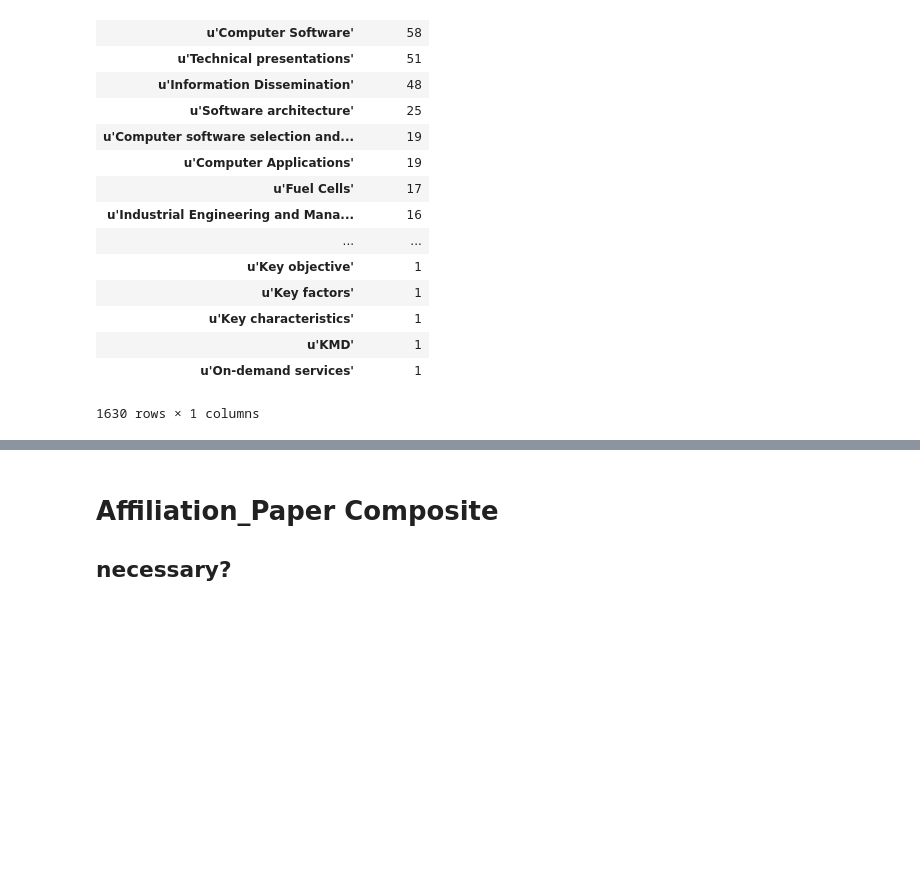
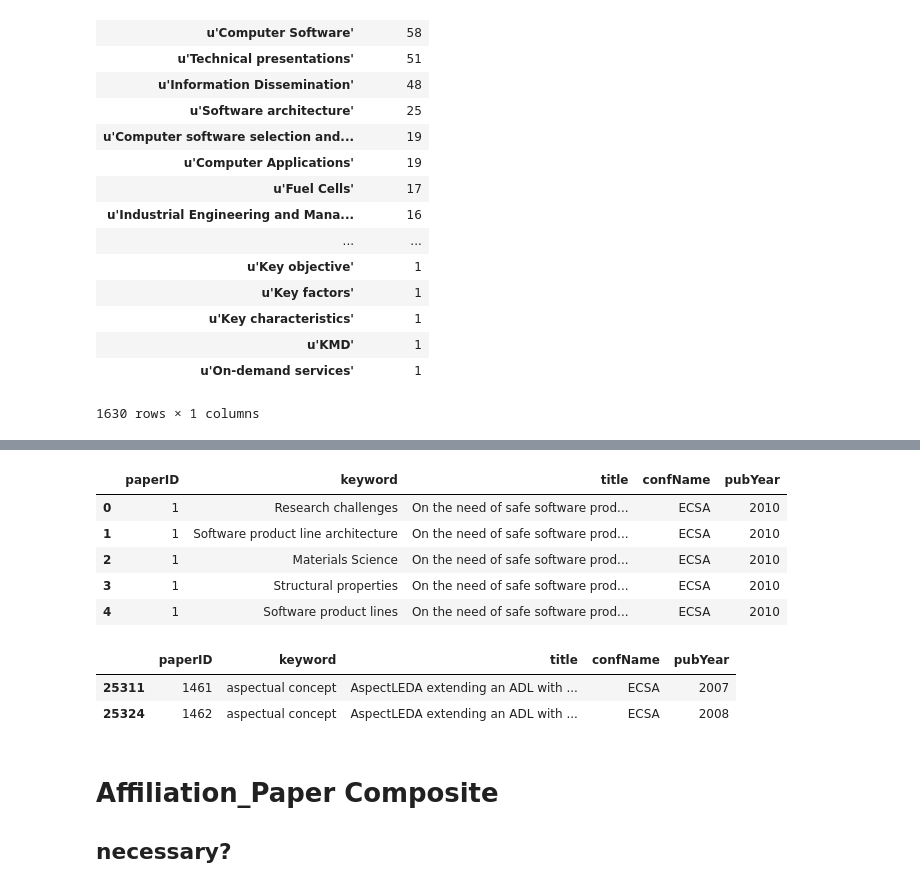
Before and after one commit to noveroa/DataBases, a Jupyter notebook: sqlStart/newSqlNotebooknew_compositesadded.ipynb, the cells around one changed output, grey strips where cells are left out. Saved outputs shown, nothing was run; the diff lists cells and outputs as text; code cells hidden in the pictures; blank space fills up the shorter version.

```diff
--- a/sqlStart/newSqlNotebooknew_compositesadded.ipynb
+++ b/sqlStart/newSqlNotebooknew_compositesadded.ipynb
@@ -379,0 +335,12 @@ KeywordFreq[:50].plot(kind = 'bar', x = 'keyword', y = 'paperID')
+# %%
+#enter a keyword and see trend over conference and year.
+try1 = paperKey
+try1['keyword'] = try1['keyword'].apply(lambda word : eval(word))
+try1.head()
+# %% [output]
+|  | paperID | keyword | title | confName | pubYear |
+| 0 | 1 | Research challenges | On the need of safe software prod... | ECSA | 2010 |
+| 1 | 1 | Software product line architecture | On the need of safe software prod... | ECSA | 2010 |
+| 2 | 1 | Materials Science | On the need of safe software prod... | ECSA | 2010 |
+| 3 | 1 | Structural properties | On the need of safe software prod... | ECSA | 2010 |
+| 4 | 1 | Software product lines | On the need of safe software prod... | ECSA | 2010 |
@@ -380,3 +349,9 @@ KeywordFreq[:50].plot(kind = 'bar', x = 'keyword', y = 'paperID')
+# %%
+KeywordFreq.get_group('aspectual concept')
+# %% [output]
+|  | paperID | keyword | title | confName | pubYear |
+| 25311 | 1461 | aspectual concept | AspectLEDA extending an ADL with ... | ECSA | 2007 |
+| 25324 | 1462 | aspectual concept | AspectLEDA extending an ADL with ... | ECSA | 2008 |
 # %% [markdown]
 # Affiliation_Paper Composite
 ## necessary?
```
Also changed, not shown: parts of 21 cells of this notebook, 6 other files.
